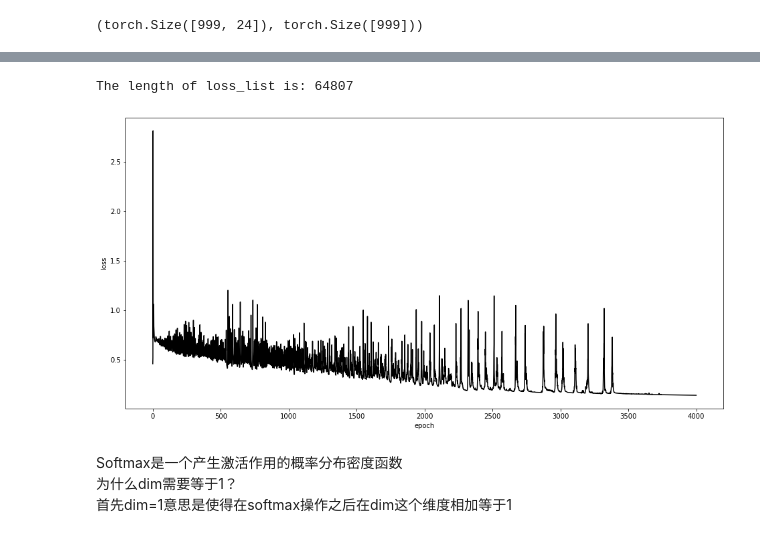
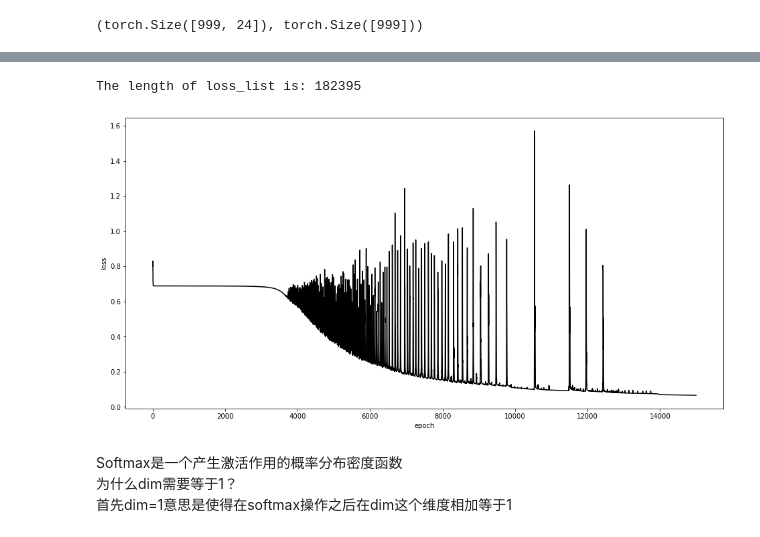
Before and after one commit to Yanie1asdfg/Quant-Lectures, a Jupyter notebook: 机器学习/算法/学习模型--DNN example.ipynb, the cells around one changed output, grey strips where cells are left out. Drawn from its saved outputs; the diff is of its cells as text; code cells hidden in the pictures.

```diff
--- a/机器学习/算法/学习模型--DNN example.ipynb
+++ b/机器学习/算法/学习模型--DNN example.ipynb
@@ -223,6 +233,12 @@ def adjust_learning_rate(optimizer,epoch):
     if epoch <=100:
         lr = alpha
     elif epoch > 100:
+        lr = alpha / (1 + 0.002 * (epoch-100))
+    elif epoch > 10000:
+        lr = alpha / (1 + 0.001 * (epoch-100))
+    elif epoch > 50000:
         lr = alpha / (1 + 0.0008 * (epoch-100))
+    elif epoch > 100000:
+        lr = alpha / (1 + 0.0005 * (epoch-100))
     for param_group in optimizer.param_groups:
         param_group['lr'] = lr
@@ -265 +288,9 @@ for i in range(Iter_times):
 ===========================
+# %%
+'''
+（1）如果tensor只有一个元素，然后转换成int或者float类型的时候直接用int()或者float()就可以了；
+
+（2）如果tensor含有多个元素，转换成ndarray时就要用x.detach().numpy()操作了（视情况使用,cpu()）；
+'''
+loss_list1 = [float(x.detach()) for x in loss_list]
+loss_list1
@@ -266,15 +315,18 @@ for i in range(Iter_times):
 # %%
+'''
+画出损失函数图像
+'''
 import matplotlib.pyplot as plt
 plt.figure(figsize=(16,8))
 length = loss_list.__len__()
 print('The length of loss_list is:',length)
-plt.plot(np.arange(0,4000,1),loss_list[:4000],'black')
+plt.plot(np.arange(0,15000,2),loss_list1[:15000],'black')
 plt.xlabel('epoch')
 plt.ylabel('loss')
 plt.show()
 # %% [output]
-The length of loss_list is: 64807
+The length of loss_list is: 182395
-[figure, old version]
+[figure, new version]
 # %% [markdown]
 Softmax是一个产生激活作用的概率分布密度函数
 为什么dim需要等于1？
```
Also changed, not shown: parts of 18 cells of this notebook, 20 other files.
